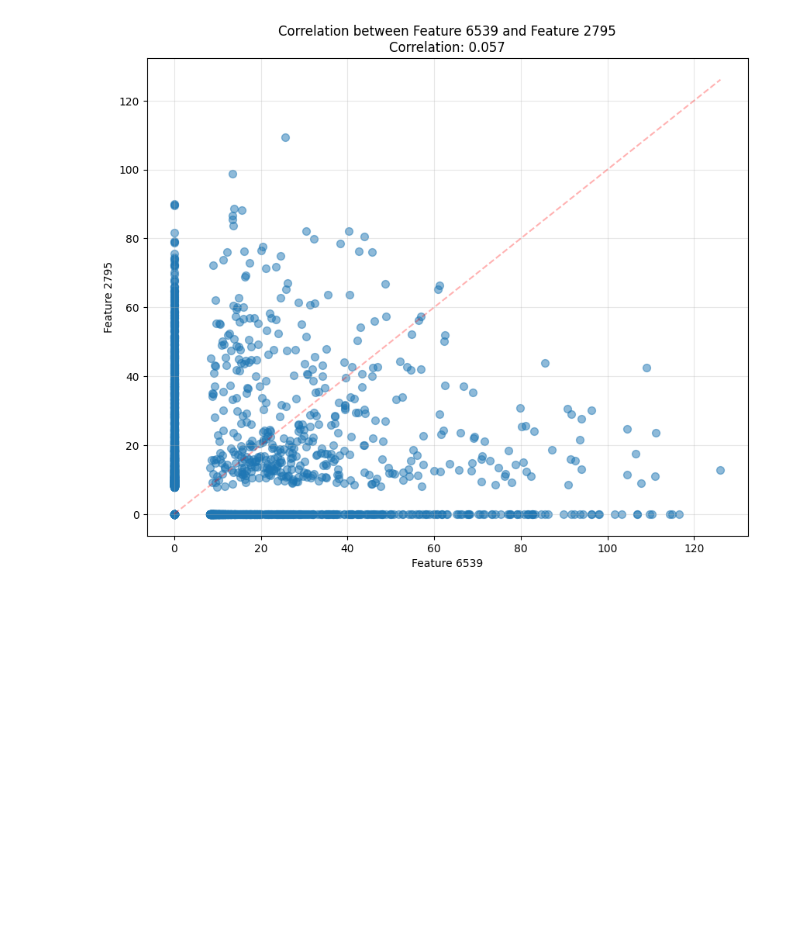
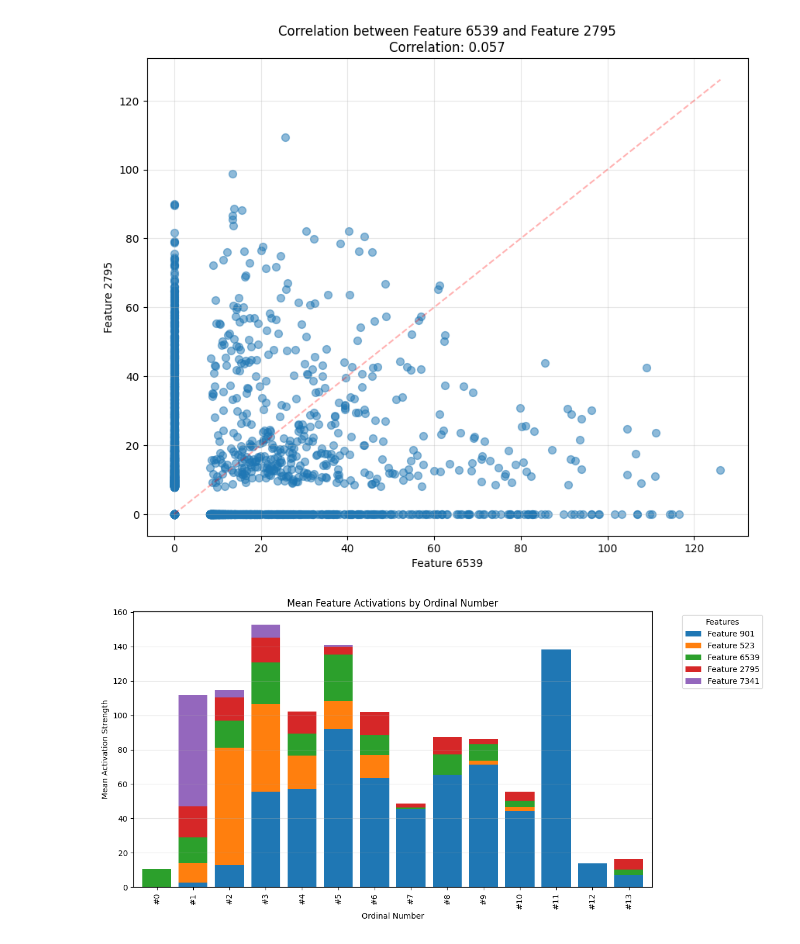
Before and after one commit to MClarke1991/sae_cooccurrence, a Jupyter notebook: src/example_clusters/gemma_first_second_layer_21_1_5_511.ipynb, the cells around one changed output. Drawn from its saved outputs; the diff is of its cells as text; code cells hidden in the pictures; blank space fills up the shorter version.

Commit message:
add: plot of relative feature activations

```diff
--- a/src/example_clusters/gemma_first_second_layer_21_1_5_511.ipynb
+++ b/src/example_clusters/gemma_first_second_layer_21_1_5_511.ipynb
@@ -58,8 +57,11 @@ sae_id = "layer_21/width_16k/canonical"
 sae_id_neat = neat_sae_id(sae_id)
 n_batches_reconstruction = 100
 graph_size = 5
+n_batches_generation = 100
 # %%
-results_dir = f"results/{model_name}/{sae_release_short}/{sae_id_neat}"
+results_dir = create_results_dir(
+    model_name, sae_release_short, sae_id_neat, n_batches=n_batches_generation
+)
 results_path = pj(git_root, results_dir)
 activation_threshold_safe = str(activation_threshold).replace(".", "_")
 # %%
@@ -507,3 +605,71 @@ plot_feature_correlation(
 )
 # %% [output]
 [figure]
+# %%
+def plot_ordinal_mean_activations_stacked(
+    pca_df: pd.DataFrame,
+    feature_activations_array: np.ndarray,
+    pca_path: str,
+    fs_splitting_cluster: int,
+    save_figs: bool = False,
+) -> None:
+    # Convert numpy array to DataFrame
+    feature_activations = pd.DataFrame(
+        feature_activations_array,
+        columns=[f"Feature {i}" for i in fs_splitting_nodes],
+    )
+
+    # Filter for rows with ordinal numbers
+    df_with_ordinals = pca_df[pca_df["ordinal_number"].notna()].copy()
+
+    # Calculate mean activation for each feature per ordinal number
+    mean_activations = []
+    for ordinal in sorted(df_with_ordinals["ordinal_number"].unique()):
+        indices = df_with_ordinals[df_with_ordinals["ordinal_number"] == ordinal].index
+        means = feature_activations.loc[indices].mean()
+        mean_activations.append(means)
+
+    # Convert to DataFrame for easier plotting
+    mean_df = pd.DataFrame(
+        mean_activations,
+        index=[
+            f"#{int(i)}" for i in sorted(df_with_ordinals["ordinal_number"].unique())
+        ],
+    )
+
+    # Create stacked bar chart
+    _ = mean_df.plot(
+        kind="bar",
+        stacked=True,
+        figsize=(12, 6),
+        width=0.8,
+    )
+
+    plt.title("Mean Feature Activations by Ordinal Number")
+    plt.xlabel("Ordinal Number")
+    plt.ylabel("Mean Activation Strength")
+    plt.legend(title="Features", bbox_to_anchor=(1.05, 1), loc="upper left")
+    plt.grid(True, alpha=0.3, axis="y")
+    plt.tight_layout()
+
+    if save_figs:
+        plt.savefig(
+            f"{pca_path}/mean_activations_stacked_{fs_splitting_cluster}.png",
+            dpi=300,
+            bbox_inches="tight",
+        )
+
+    plt.show()
+    plt.close()
+
+
+# Call the function with your data
+plot_ordinal_mean_activations_stacked(
+    pca_df,
+    results["all_graph_feature_acts"],
+    pca_path,
+    fs_splitting_cluster,
+    save_figs,
+)
+# %% [output]
+[figure, added]
```
Also changed, not shown: parts of 16 cells of this notebook, 1 other file.
